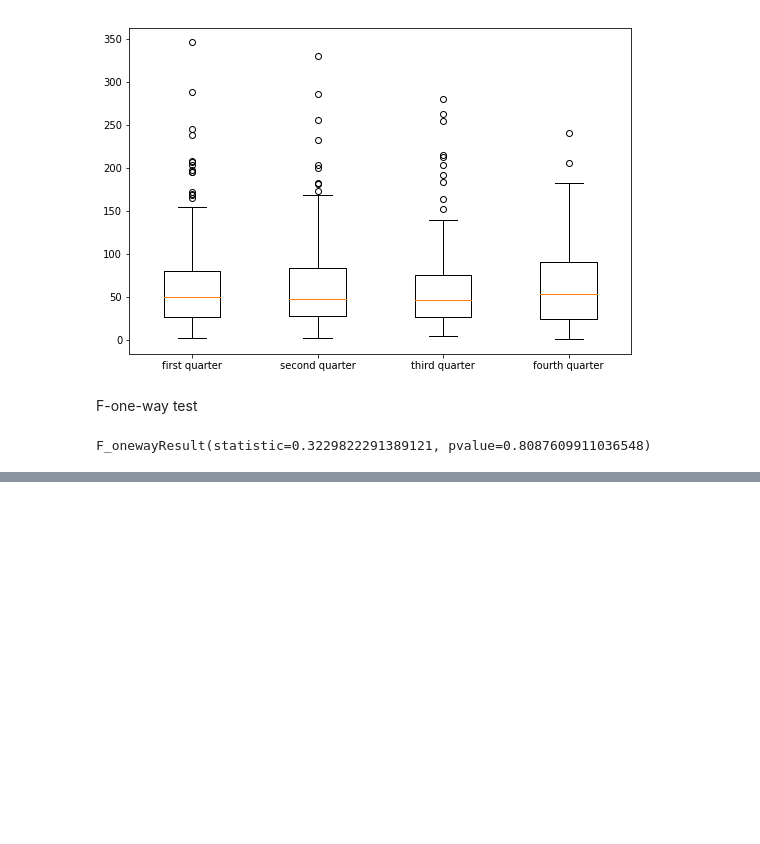
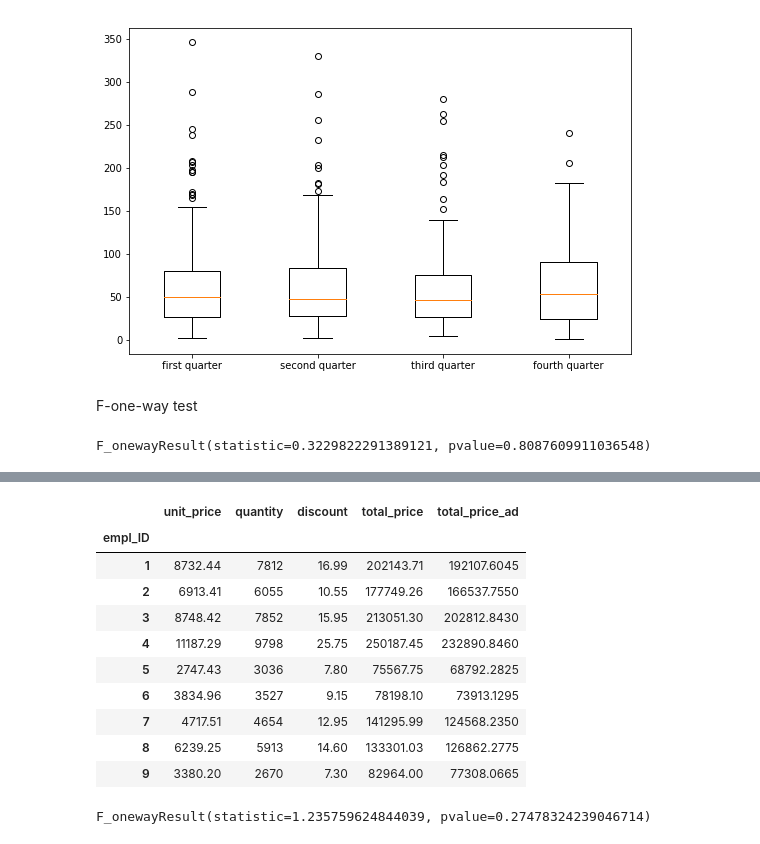
Before and after one commit to nikolholicka/Hypotesis_Testing_Northwind_Database, a Jupyter notebook: Hypotheses_Testing_Mod3_Project.ipynb, the cells around one changed output, grey strips where cells are left out. Drawn from its saved outputs; the diff is of its cells as text; code cells hidden in the pictures; blank space fills up the shorter version.

Commit message:
performance analysis

```diff
--- a/Hypotheses_Testing_Mod3_Project.ipynb
+++ b/Hypotheses_Testing_Mod3_Project.ipynb
@@ -528,0 +590,2 @@ EE = fourth_q.loc[fourth_q.s_region == all_regions[8]]
+# %%
+performance_df  = joined_df.drop(['customerID','order_d','req_date','ship_date','s_city','s_region','s_country','ship_via','freight','s_name','s_address','s_code','productID'],axis=1)
@@ -528,0 +602,14 @@ EE = fourth_q.loc[fourth_q.s_region == all_regions[8]]
+# %%
+performance_df.groupby('empl_ID').sum()
+# %% [output]
+|  | unit_price | quantity | discount | total_price | total_price_ad |
+| empl_ID |  |  |  |  |  |
+| 1 | 8732.44 | 7812 | 16.99 | 202143.71 | 192107.6045 |
+| 2 | 6913.41 | 6055 | 10.55 | 177749.26 | 166537.7550 |
+| 3 | 8748.42 | 7852 | 15.95 | 213051.30 | 202812.8430 |
+| 4 | 11187.29 | 9798 | 25.75 | 250187.45 | 232890.8460 |
+| 5 | 2747.43 | 3036 | 7.80 | 75567.75 | 68792.2825 |
+| 6 | 3834.96 | 3527 | 9.15 | 78198.10 | 73913.1295 |
+| 7 | 4717.51 | 4654 | 12.95 | 141295.99 | 124568.2350 |
+| 8 | 6239.25 | 5913 | 14.60 | 133301.03 | 126862.2775 |
+| 9 | 3380.20 | 2670 | 7.30 | 82964.00 | 77308.0665 |
@@ -528,0 +627,4 @@ EE = fourth_q.loc[fourth_q.s_region == all_regions[8]]
+# %%
+scipy.stats.f_oneway(Nancy,Andrew,Janet,Margaret,Steven,Michael,Robert,Laura,Anne)
+# %% [output]
+F_onewayResult(statistic=1.235759624844039, pvalue=0.27478324239046714)
```
Also changed, not shown: parts of 25 cells of this notebook.
